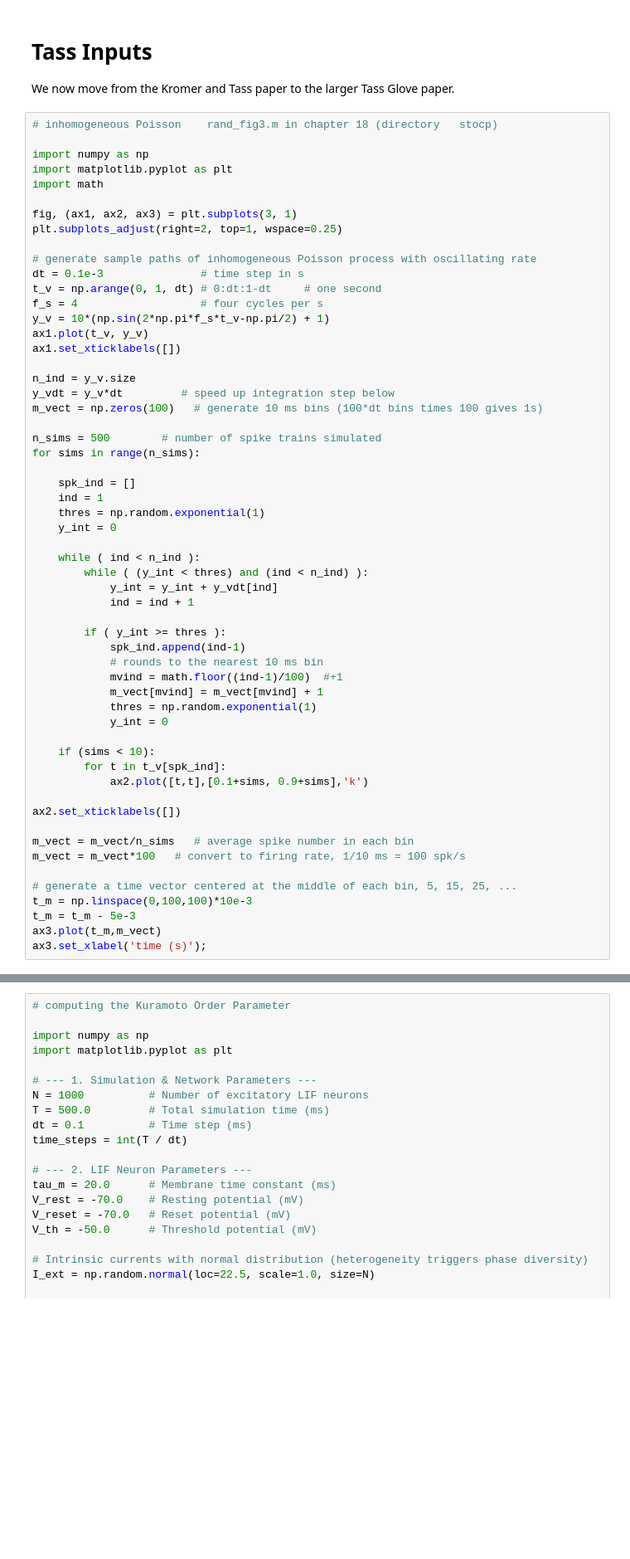
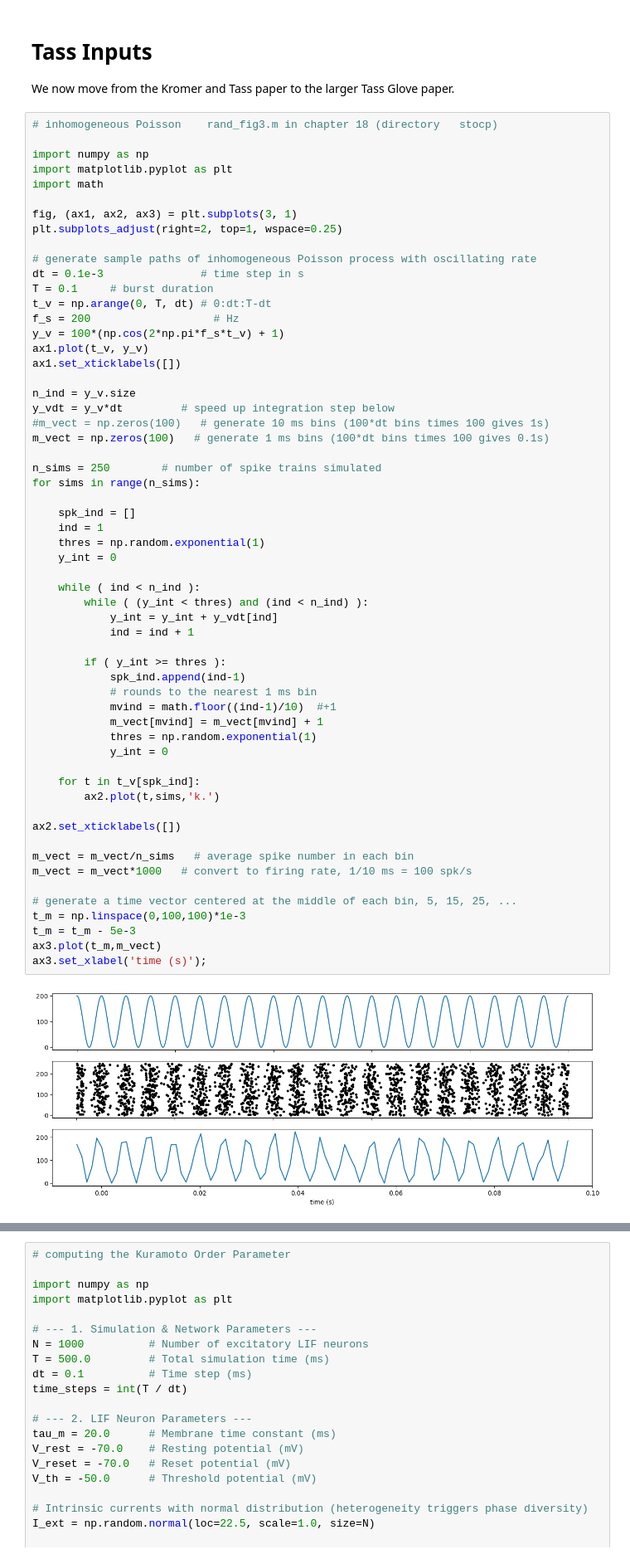
Before and after one commit to steve-cox-LA/EGlove, a Jupyter notebook: TassPlatform.ipynb, the cells around one changed output, grey strips where cells are left out. Shown at 83% size. Cells and saved outputs as stored; diff of their text form; blank space fills up the shorter version.

```diff
--- a/TassPlatform.ipynb
+++ b/TassPlatform.ipynb
@@ -1372,48 +1405,51 @@ plt.subplots_adjust(right=2, top=1, wspace=0.25)
 
 # generate sample paths of inhomogeneous Poisson process with oscillating rate
 dt = 0.1e-3               # time step in s
-t_v = np.arange(0, 1, dt) # 0:dt:1-dt     # one second
-f_s = 4                   # four cycles per s
-y_v = 10*(np.sin(2*np.pi*f_s*t_v-np.pi/2) + 1)
+T = 0.1     # burst duration
+t_v = np.arange(0, T, dt) # 0:dt:T-dt
+f_s = 200                   # Hz
+y_v = 100*(np.cos(2*np.pi*f_s*t_v) + 1)
 ax1.plot(t_v, y_v)
 ax1.set_xticklabels([])
 
 n_ind = y_v.size
 y_vdt = y_v*dt         # speed up integration step below
-m_vect = np.zeros(100)   # generate 10 ms bins (100*dt bins times 100 gives 1s)
+#m_vect = np.zeros(100)   # generate 10 ms bins (100*dt bins times 100 gives 1s)
+m_vect = np.zeros(100)   # generate 1 ms bins (100*dt bins times 100 gives 0.1s)
 
-n_sims = 500        # number of spike trains simulated
+n_sims = 250        # number of spike trains simulated
 for sims in range(n_sims):
 
     spk_ind = []
     ind = 1
     thres = np.random.exponential(1)
     y_int = 0
 
     while ( ind < n_ind ):
         while ( (y_int < thres) and (ind < n_ind) ):
             y_int = y_int + y_vdt[ind]
             ind = ind + 1
 
         if ( y_int >= thres ):
             spk_ind.append(ind-1)
-            # rounds to the nearest 10 ms bin
-            mvind = math.floor((ind-1)/100)  #+1
+            # rounds to the nearest 1 ms bin
+            mvind = math.floor((ind-1)/10)  #+1
             m_vect[mvind] = m_vect[mvind] + 1
             thres = np.random.exponential(1)
             y_int = 0
 
-    if (sims < 10):
-        for t in t_v[spk_ind]:
-            ax2.plot([t,t],[0.1+sims, 0.9+sims],'k')
+    for t in t_v[spk_ind]:
+        ax2.plot(t,sims,'k.')
 
 ax2.set_xticklabels([])
 
 m_vect = m_vect/n_sims   # average spike number in each bin
-m_vect = m_vect*100   # convert to firing rate, 1/10 ms = 100 spk/s
+m_vect = m_vect*1000   # convert to firing rate, 1/10 ms = 100 spk/s
 
 # generate a time vector centered at the middle of each bin, 5, 15, 25, ...
-t_m = np.linspace(0,100,100)*10e-3
+t_m = np.linspace(0,100,100)*1e-3
 t_m = t_m - 5e-3
 ax3.plot(t_m,m_vect)
 ax3.set_xlabel('time (s)');
+# %% [output]
+[figure, added]
```
Also changed, not shown: parts of 9 cells of this notebook, 5 other files.
